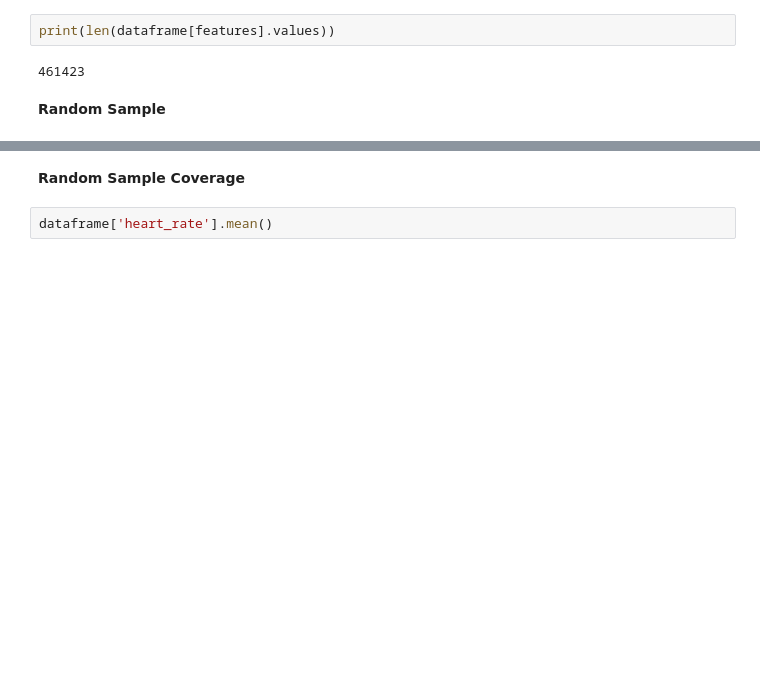
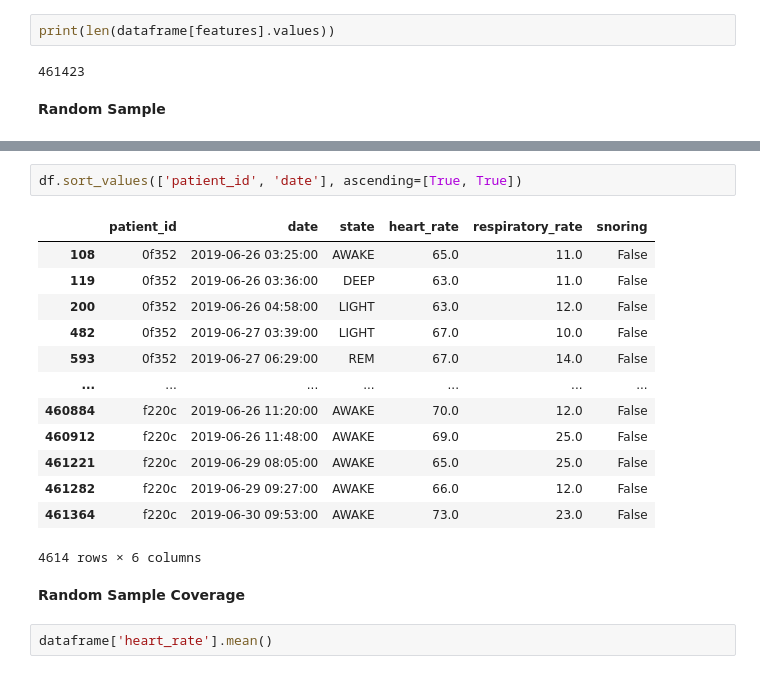
Before and after one commit to rhiats/TIHM-Dataset-RNN, a Jupyter notebook: RNN_TIHM_Dataset.ipynb, the cells around one changed output, grey strips where cells are left out. Drawn from its saved outputs; the diff is of its cells as text; blank space fills up the shorter version.

```diff
--- a/RNN_TIHM_Dataset.ipynb
+++ b/RNN_TIHM_Dataset.ipynb
@@ -82,3 +84,19 @@ df.head()
+# %%
+df.sort_values(['patient_id', 'date'], ascending=[True, True])
+# %% [output]
+|  | patient_id | date | state | heart_rate | respiratory_rate | snoring |
+| 108 | 0f352 | 2019-06-26 03:25:00 | AWAKE | 65.0 | 11.0 | False |
+| 119 | 0f352 | 2019-06-26 03:36:00 | DEEP | 63.0 | 11.0 | False |
+| 200 | 0f352 | 2019-06-26 04:58:00 | LIGHT | 63.0 | 12.0 | False |
+| 482 | 0f352 | 2019-06-27 03:39:00 | LIGHT | 67.0 | 10.0 | False |
+| 593 | 0f352 | 2019-06-27 06:29:00 | REM | 67.0 | 14.0 | False |
+| ... | ... | ... | ... | ... | ... | ... |
+| 460884 | f220c | 2019-06-26 11:20:00 | AWAKE | 70.0 | 12.0 | False |
+| 460912 | f220c | 2019-06-26 11:48:00 | AWAKE | 69.0 | 25.0 | False |
+| 461221 | f220c | 2019-06-29 08:05:00 | AWAKE | 65.0 | 25.0 | False |
+| 461282 | f220c | 2019-06-29 09:27:00 | AWAKE | 66.0 | 12.0 | False |
+| 461364 | f220c | 2019-06-30 09:53:00 | AWAKE | 73.0 | 23.0 | False |
+4614 rows × 6 columns
 # %% [markdown]
 **Random Sample Coverage**
 # %%
```
Also changed, not shown: parts of 13 cells of this notebook.
